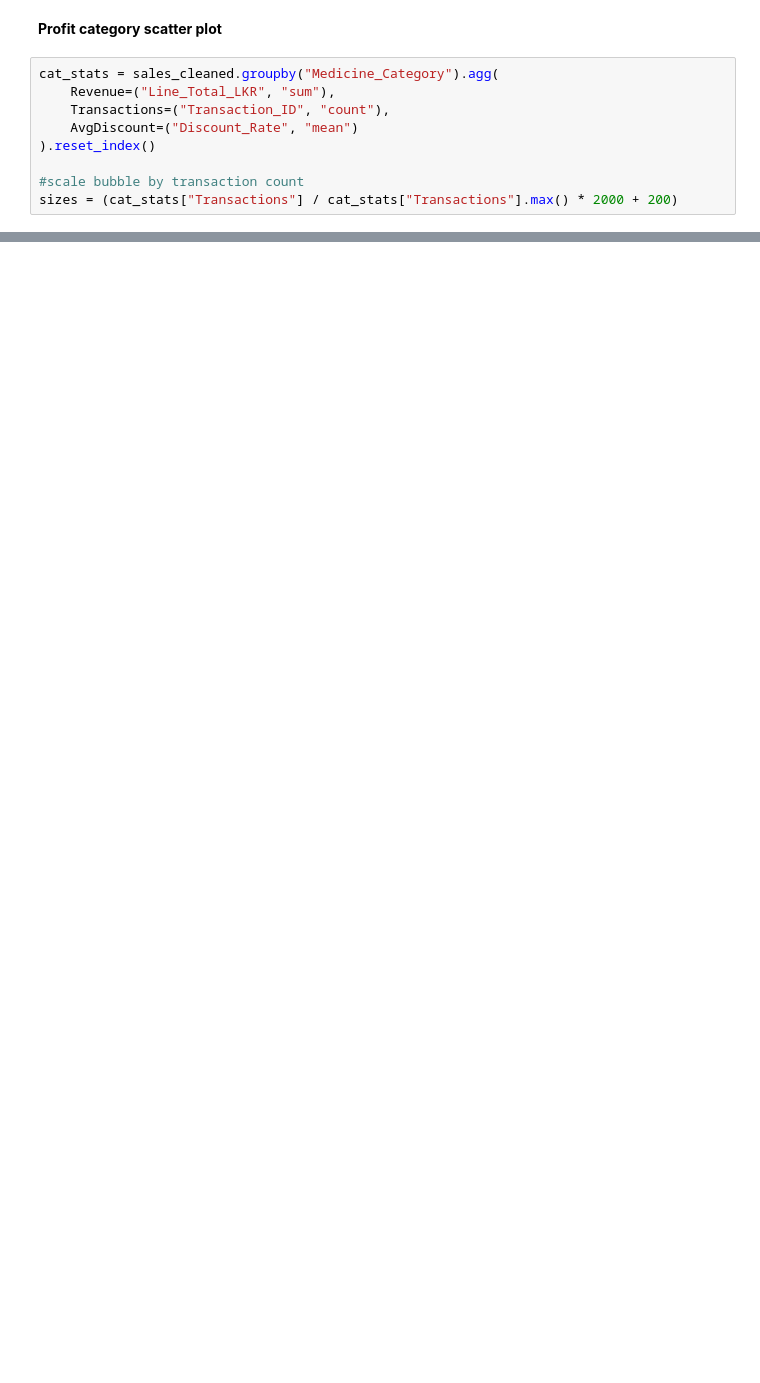
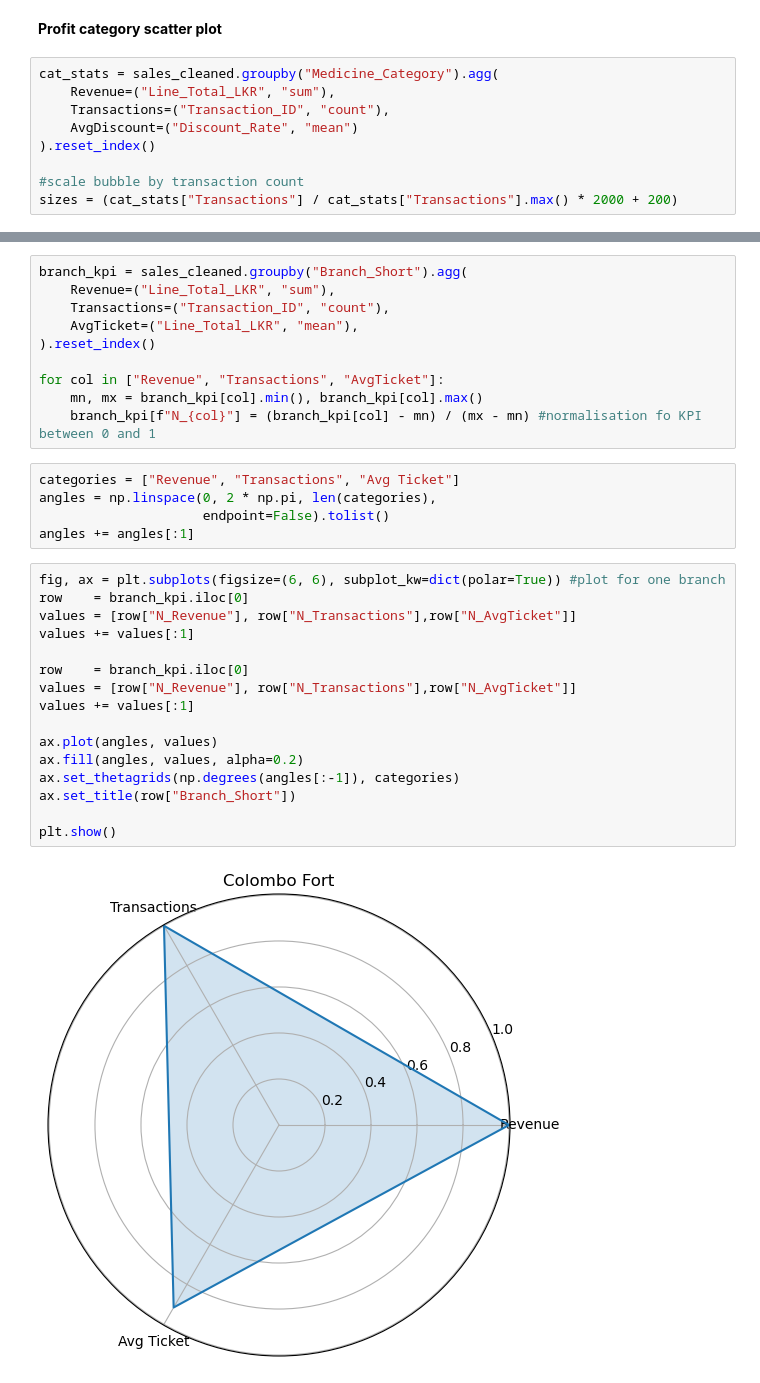
Before and after one commit to arjjunck/medical_data_sales, a Jupyter notebook: Medical_Sales/medical_sales.ipynb, the cells around one changed output, grey strips where cells are left out. Cells and saved outputs as stored; diff of their text form; blank space fills up the shorter version.

```diff
--- a/Medical_Sales/medical_sales.ipynb
+++ b/Medical_Sales/medical_sales.ipynb
@@ -472,0 +485,33 @@ ax.axhline(avg_revenue, color="blue", linestyle="--",
+# %%
+branch_kpi = sales_cleaned.groupby("Branch_Short").agg(
+    Revenue=("Line_Total_LKR", "sum"),
+    Transactions=("Transaction_ID", "count"),
+    AvgTicket=("Line_Total_LKR", "mean"),
+).reset_index()
+
+for col in ["Revenue", "Transactions", "AvgTicket"]:
+    mn, mx = branch_kpi[col].min(), branch_kpi[col].max()
+    branch_kpi[f"N_{col}"] = (branch_kpi[col] - mn) / (mx - mn) #normalisation fo KPI between 0 and 1
+# %%
+categories = ["Revenue", "Transactions", "Avg Ticket"]
+angles = np.linspace(0, 2 * np.pi, len(categories),
+                     endpoint=False).tolist()
+angles += angles[:1]
+# %%
+fig, ax = plt.subplots(figsize=(6, 6), subplot_kw=dict(polar=True)) #plot for one branch
+row    = branch_kpi.iloc[0]
+values = [row["N_Revenue"], row["N_Transactions"],row["N_AvgTicket"]]
+values += values[:1]
+
+row    = branch_kpi.iloc[0]
+values = [row["N_Revenue"], row["N_Transactions"],row["N_AvgTicket"]]
+values += values[:1]
+
+ax.plot(angles, values)
+ax.fill(angles, values, alpha=0.2)
+ax.set_thetagrids(np.degrees(angles[:-1]), categories)
+ax.set_title(row["Branch_Short"])
+
+plt.show()
+# %% [output]
+[figure, added]
```
Also changed, not shown: parts of 3 cells of this notebook.
